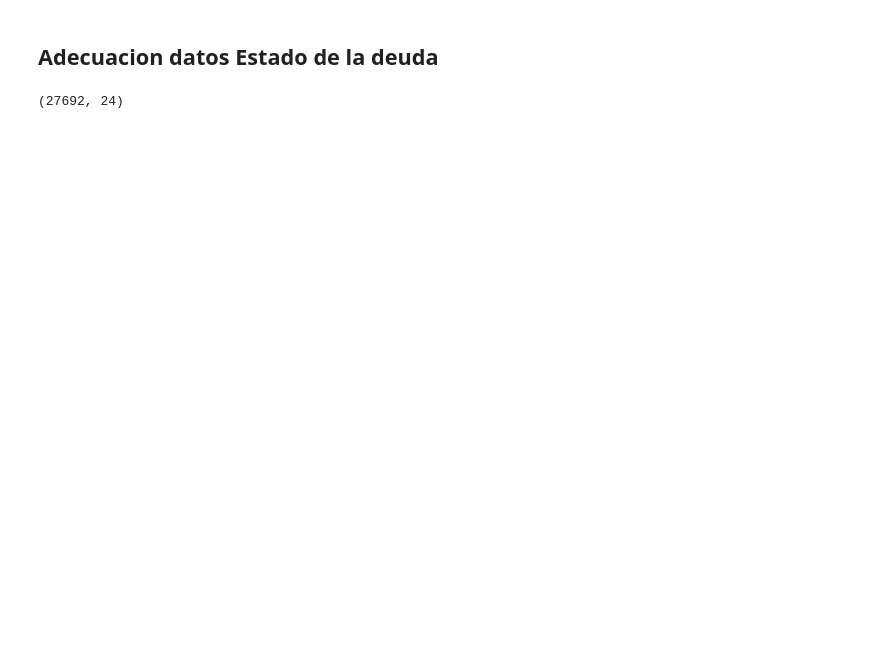
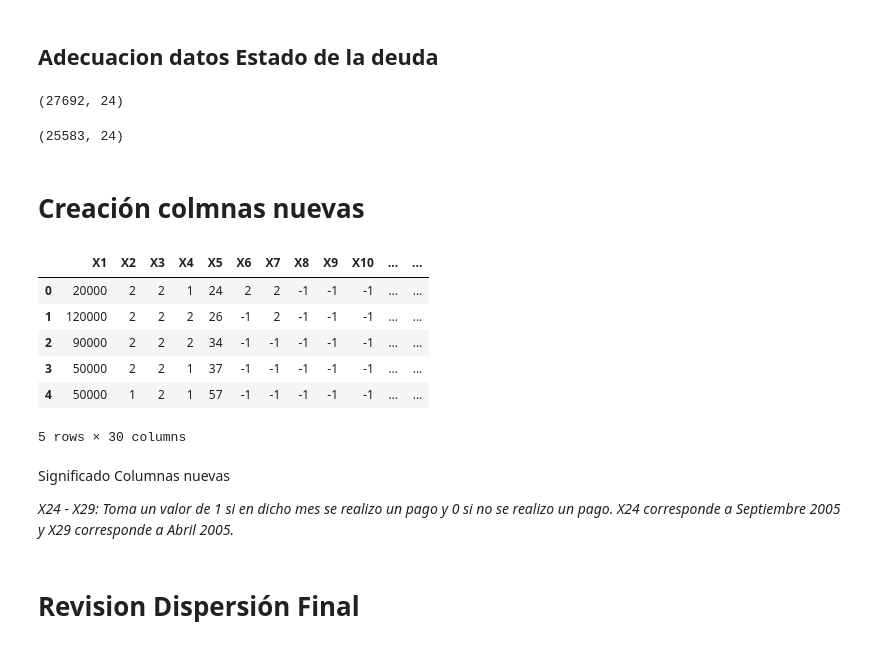
Before and after one commit to JuanSinisterra/Proyecto2_ACTD_ATJS, a Jupyter notebook: Tarea 2 - Limpieza y alistamiento de datos/Tarea 2 - Limpieza y alistamiento de datos.ipynb, the cells around one changed output. Saved outputs shown, nothing was run; the diff lists cells and outputs as text; code cells hidden in the pictures; blank space fills up the shorter version.

```diff
--- a/Tarea 2 - Limpieza y alistamiento de datos/Tarea 2 - Limpieza y alistamiento de datos.ipynb
+++ b/Tarea 2 - Limpieza y alistamiento de datos/Tarea 2 - Limpieza y alistamiento de datos.ipynb
@@ -240,7 +238,7 @@ df_nuevo = df_nuevo[df_nuevo['X14'] >= 0]
 df_nuevo = df_nuevo[df_nuevo['X15'] >= 0]
 df_nuevo = df_nuevo[df_nuevo['X16'] >= 0]
 df_nuevo = df_nuevo[df_nuevo['X17'] >= 0]
-df.reset_index(drop=True, inplace=True)
+df_nuevo.reset_index(drop=True, inplace=True)
 
 df_nuevo.shape
 # %% [output]
@@ -310,4 +275,45 @@ for index, row in df_nuevo.iterrows():
 df_nuevo.shape
 # %% [output]
 (27692, 24)
+# %%
+valores_validos_Estado_Deuda = [-1,1,2,3,4,5,6,7,8,9]
+df_final = df_nuevo[df_nuevo['X6'].isin(valores_validos_Estado_Deuda)]
+df_final = df_final[df_final['X7'].isin(valores_validos_Estado_Deuda)]
+df_final = df_final[df_final['X8'].isin(valores_validos_Estado_Deuda)]
+df_final = df_final[df_final['X9'].isin(valores_validos_Estado_Deuda)]
+df_final = df_final[df_final['X10'].isin(valores_validos_Estado_Deuda)]
+df_final = df_final[df_final['X11'].isin(valores_validos_Estado_Deuda)]
+df_final.reset_index(drop=True, inplace=True)
+
+
+df_final.shape
+# %% [output]
+(25583, 24)
+# %% [markdown]
+# Creación colmnas nuevas
+# %%
+df_final['X24'] = (df_final['X18'] > 0).astype(int)
+df_final['X25'] = (df_final['X19'] > 0).astype(int)
+df_final['X26'] = (df_final['X20'] > 0).astype(int)
+df_final['X27'] = (df_final['X21'] > 0).astype(int)
+df_final['X28'] = (df_final['X22'] > 0).astype(int)
+df_final['X29'] = (df_final['X23'] > 0).astype(int)
+
+df_final=df_final[['X1','X2','X3','X4','X5','X6','X7','X8','X9','X10','X11','X12','X13','X14','X15','X16','X17','X18','X19','X20','X21','X22','X23','X24','X25','X26','X27','X28','X29','Y']]
+
+df_final.head()
+# %% [output]
+|  | X1 | X2 | X3 | X4 | X5 | X6 | X7 | X8 | X9 | X10 | ... | ... |
+| 0 | 20000 | 2 | 2 | 1 | 24 | 2 | 2 | -1 | -1 | -1 | ... | ... |
+| 1 | 120000 | 2 | 2 | 2 | 26 | -1 | 2 | -1 | -1 | -1 | ... | ... |
+| 2 | 90000 | 2 | 2 | 2 | 34 | -1 | -1 | -1 | -1 | -1 | ... | ... |
+| 3 | 50000 | 2 | 2 | 1 | 37 | -1 | -1 | -1 | -1 | -1 | ... | ... |
+| 4 | 50000 | 1 | 2 | 1 | 57 | -1 | -1 | -1 | -1 | -1 | ... | ... |
+5 rows × 30 columns
+# %% [markdown]
+Significado Columnas nuevas
+
+*X24 - X29: Toma un valor de 1 si en dicho mes se realizo un pago y 0 si no se realizo un pago. X24 corresponde a Septiembre 2005 y X29 corresponde a Abril 2005.*
+# %% [markdown]
+# Revision Dispersión Final
 # %%
```
Also changed, not shown: parts of 6 cells of this notebook, 1 other file.
